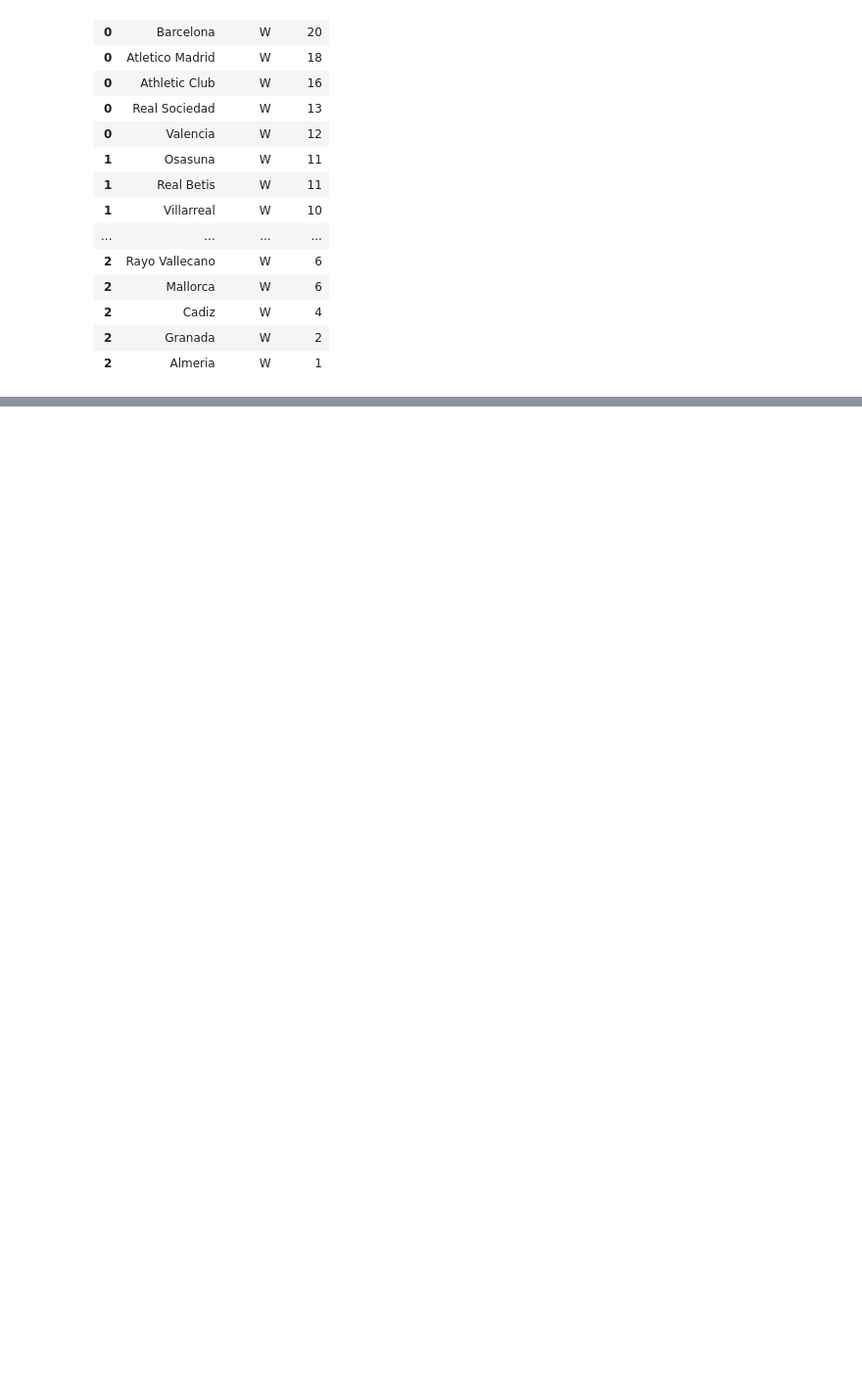
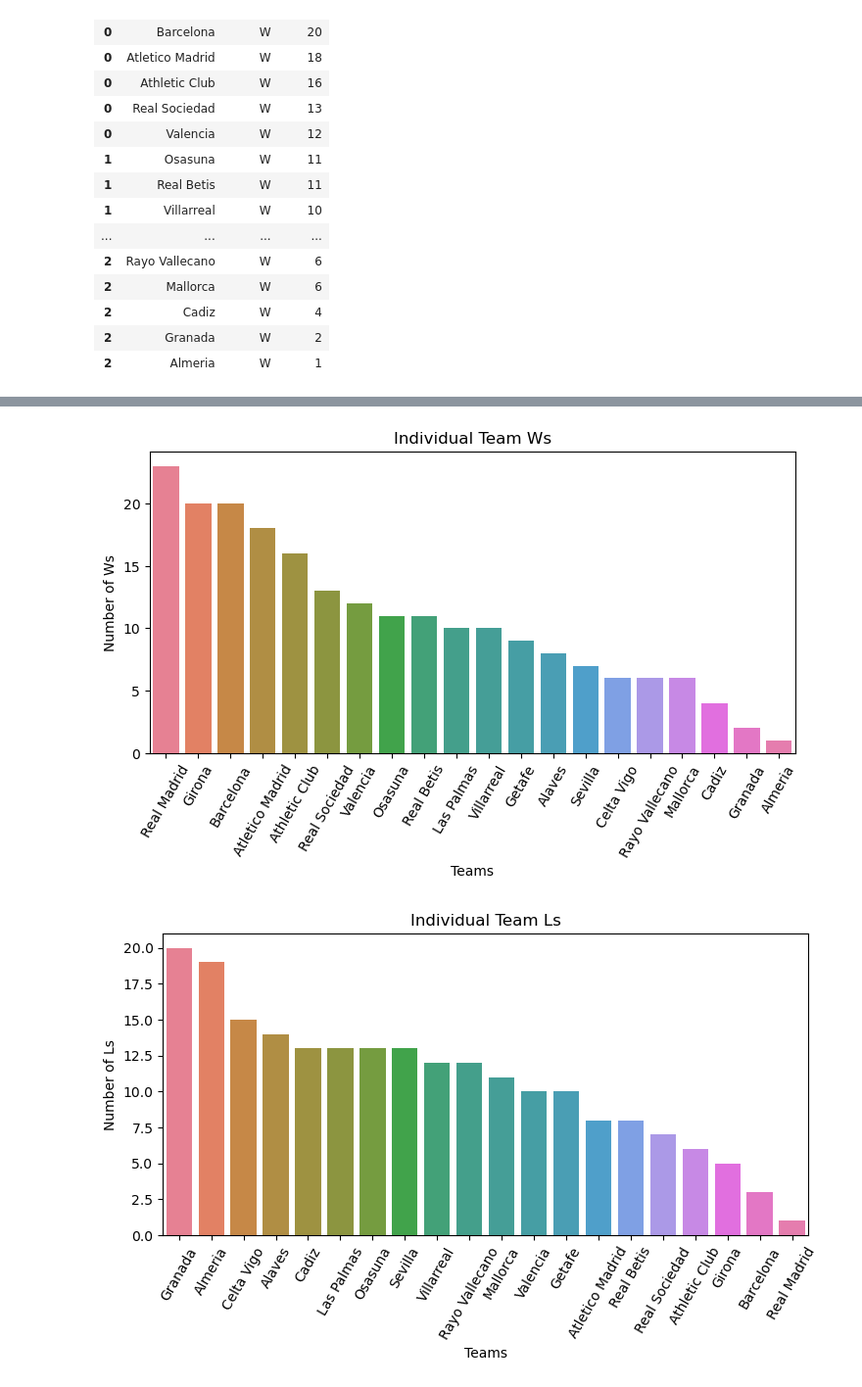
Before and after one commit to manasbagul/Football-La-Liga-2023-24-analysis, a Jupyter notebook: Codes/analysis.ipynb, the cells around one changed output, grey strips where cells are left out. Shown: that part at 98% size. Cells and saved outputs as stored; diff of their text form; code cells hidden in the pictures; blank space fills up the shorter version.

Commit message:
Updated the code for plotting team results

```diff
--- a/Codes/analysis.ipynb
+++ b/Codes/analysis.ipynb
@@ -128 +127,26 @@ No artists with labels found to put in legend.  Note that artists whose label st
 [figure]
+# %%
+def plot_results(dataframe, desired_result: str):
+    """
+    dataframe: Takes the dataframe of all team results as input. Should have "Team", "Result" and "count" as columns.
+    desired_result: Takes value as "W", "L", or "D" as input.
+    """
+
+    desired_result_counts = dataframe[dataframe["Result"] == desired_result].sort_values(by="count", ascending=False)
+
+    teams = desired_result_counts["Team"].unique()
+
+    plt.figure(figsize=(8.5, 4))
+    sns.barplot(x=teams, y=desired_result_counts["count"], hue=teams)
+    plt.xticks(ticks=teams, rotation=60)
+    plt.title(f"Individual Team {desired_result}s")
+    plt.xlabel("Teams")
+    plt.ylabel(f"Number of {desired_result}s")
+    plt.show()
+# %%
+plot_results(team_results, "W")
+plot_results(team_results, "L")
+plot_results(team_results, "D")
+# %% [output]
+[figure, added]
+[figure, added]
```
Also changed, not shown: parts of 3 cells of this notebook.
